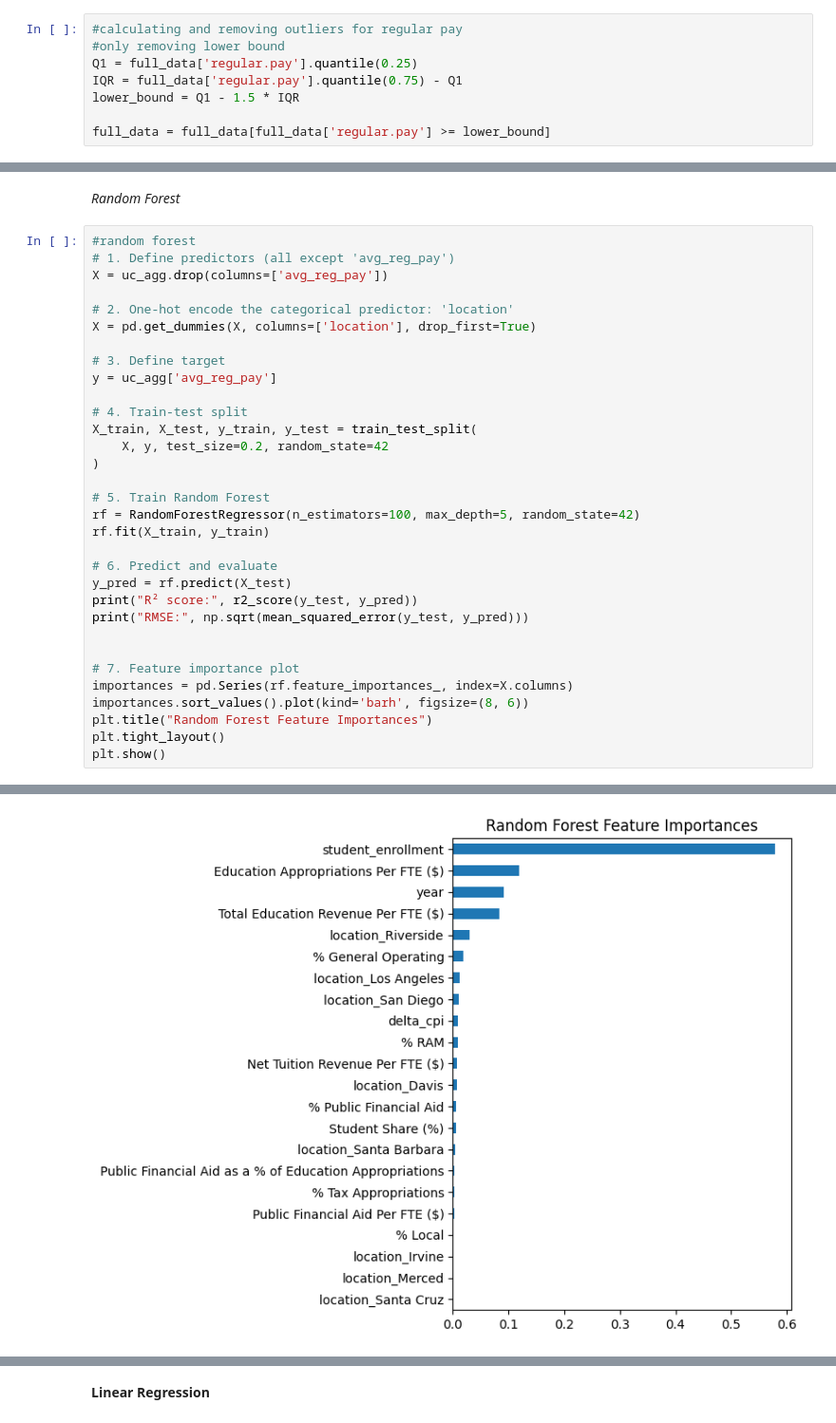
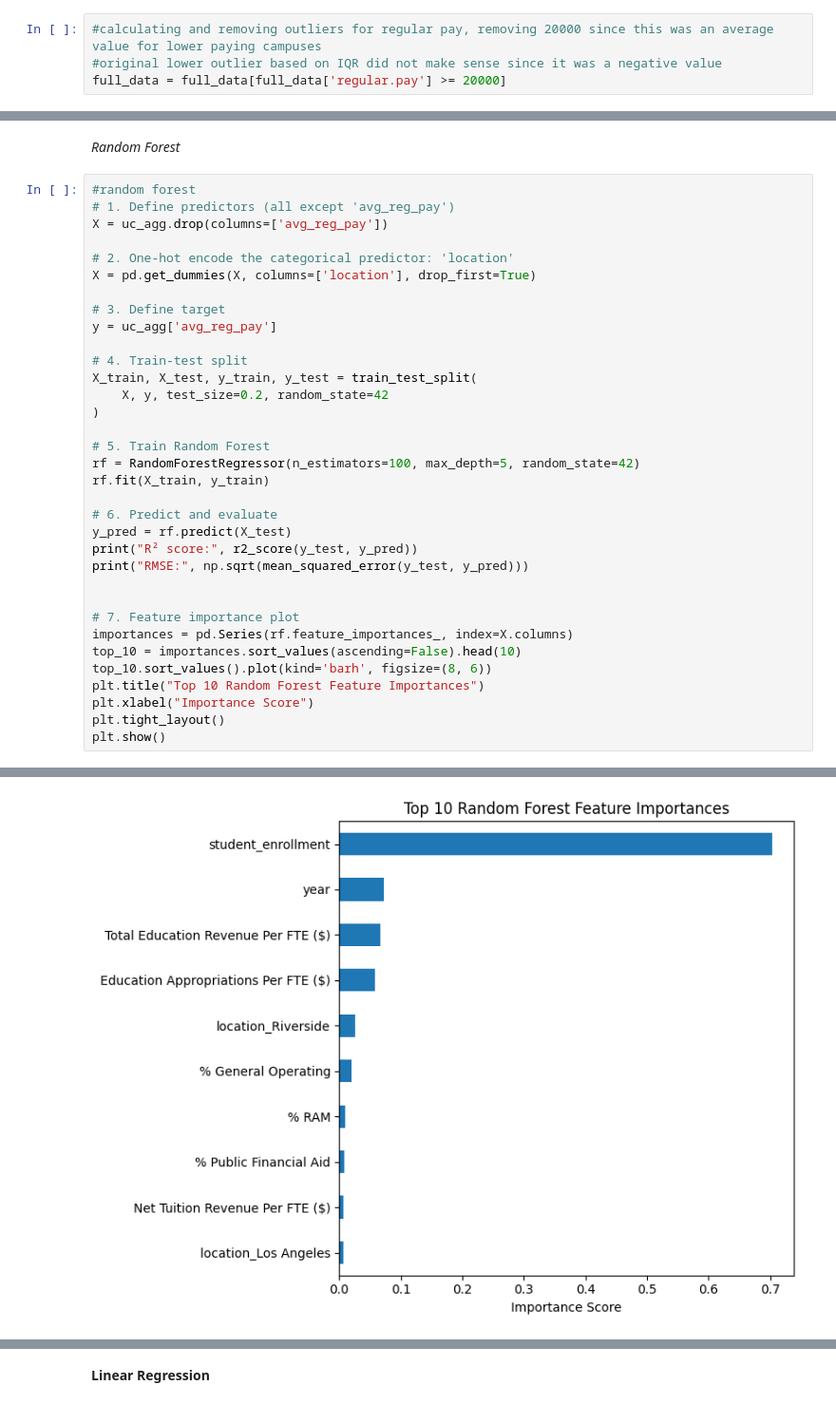
Before and after one commit to nilsberzins/stat-405-final, a Jupyter notebook: EDA405.ipynb, the cells around one changed output, grey strips where cells are left out. Shown at 95% size. Cells and saved outputs as stored; diff of their text form.

```diff
--- a/EDA405.ipynb
+++ b/EDA405.ipynb
@@ -162,14 +159,10 @@ full_data.head()
 # %%
 #remove NA values
 full_data = full_data.dropna()
-# %%
-#calculating and removing outliers for regular pay
-#only removing lower bound
-Q1 = full_data['regular.pay'].quantile(0.25)
-IQR = full_data['regular.pay'].quantile(0.75) - Q1
-lower_bound = Q1 - 1.5 * IQR
-
-full_data = full_data[full_data['regular.pay'] >= lower_bound]
+# %%
+#calculating and removing outliers for regular pay, removing 20000 since this was an average value for lower paying campuses
+#original lower outlier based on IQR did not make sense since it was a negative value
+full_data = full_data[full_data['regular.pay'] >= 20000]
 # %%
 full_data["location"].unique()
 # %% [output]
@@ -538,8 +540,10 @@ print("RMSE:", np.sqrt(mean_squared_error(y_test, y_pred)))
 
 # 7. Feature importance plot
 importances = pd.Series(rf.feature_importances_, index=X.columns)
-importances.sort_values().plot(kind='barh', figsize=(8, 6))
-plt.title("Random Forest Feature Importances")
+top_10 = importances.sort_values(ascending=False).head(10)
+top_10.sort_values().plot(kind='barh', figsize=(8, 6))
+plt.title("Top 10 Random Forest Feature Importances")
+plt.xlabel("Importance Score")
 plt.tight_layout()
 plt.show()
 # %% [output]
@@ -548,4 +552,4 @@ RMSE: 8522.188004882346
-[figure, old version]
+[figure, new version]
 # %%
 #cross validation for random forest
 X = uc_agg.drop(columns=['avg_reg_pay'])
```
Also changed, not shown: parts of 26 cells of this notebook.
